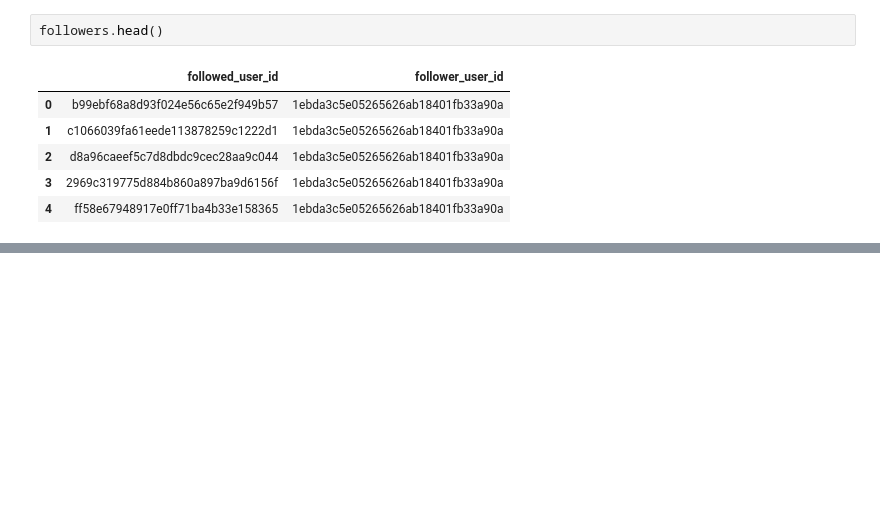
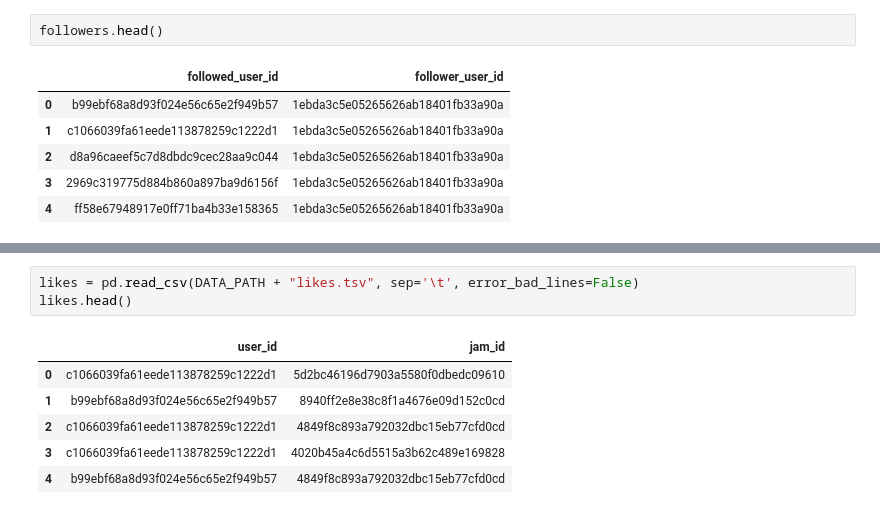
Before and after one commit to AWehenkel/NTDS-Project, a Jupyter notebook: ntds-project.ipynb, the cells around one changed output, grey strips where cells are left out. Drawn from its saved outputs; the diff is of its cells as text; blank space fills up the shorter version.

```diff
--- a/ntds-project.ipynb
+++ b/ntds-project.ipynb
@@ -46,0 +47,10 @@ jams.sample(10)
+# %%
+likes = pd.read_csv(DATA_PATH + "likes.tsv", sep='\t', error_bad_lines=False)
+likes.head()
+# %% [output]
+|  | user_id | jam_id |
+| 0 | c1066039fa61eede113878259c1222d1 | 5d2bc46196d7903a5580f0dbedc09610 |
+| 1 | b99ebf68a8d93f024e56c65e2f949b57 | 8940ff2e8e38c8f1a4676e09d152c0cd |
+| 2 | c1066039fa61eede113878259c1222d1 | 4849f8c893a792032dbc15eb77cfd0cd |
+| 3 | c1066039fa61eede113878259c1222d1 | 4020b45a4c6d5515a3b62c489e169828 |
+| 4 | b99ebf68a8d93f024e56c65e2f949b57 | 4849f8c893a792032dbc15eb77cfd0cd |
```
Also changed, not shown: parts of 5 cells of this notebook, 1 other file.
